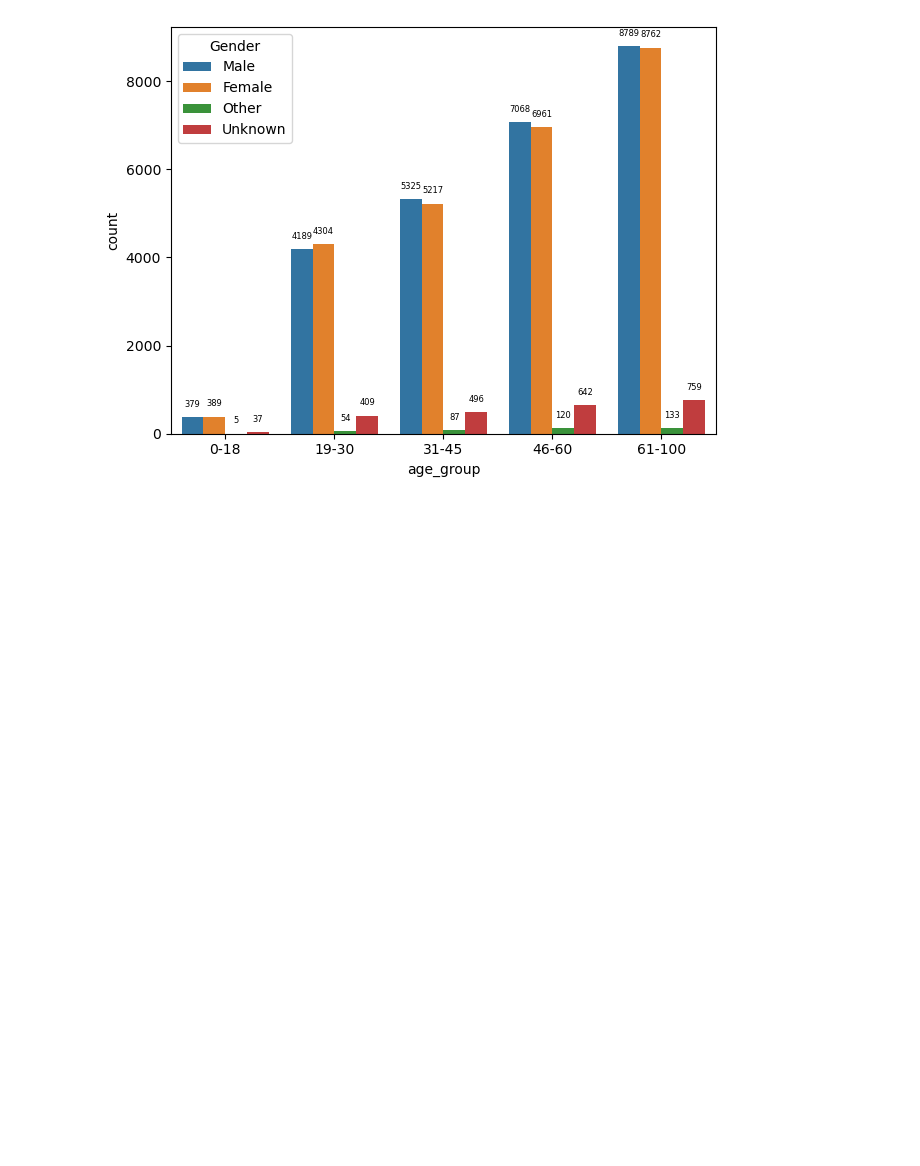
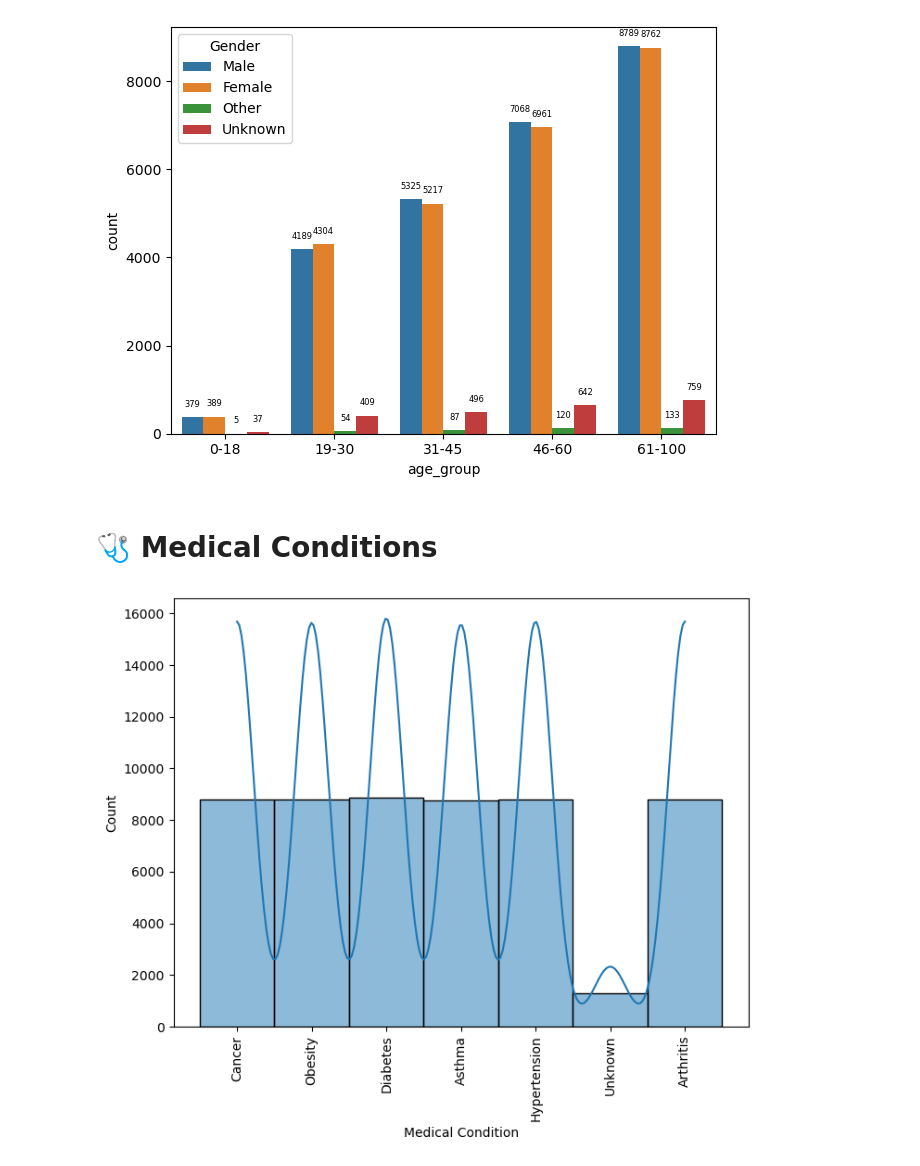
Before and after one commit to hey-rakesh/Healthcare-Patient-Analytics, a Jupyter notebook: notebook/visualisation.ipynb, the cells around one changed output. Saved outputs shown, nothing was run; the diff lists cells and outputs as text; code cells hidden in the pictures; blank space fills up the shorter version.

```diff
--- a/notebook/visualisation.ipynb
+++ b/notebook/visualisation.ipynb
@@ -43,3 +43,12 @@ plt.tight_layout()
 plt.show()
 # %% [output]
 [figure]
+# %% [markdown]
+# 🩺 Medical Conditions
+# %%
+plt.figure(figsize=(8,6))
+sns.histplot(data=df,x="Medical Condition",kde=True)
+plt.xticks(rotation=90)
+plt.show()
+# %% [output]
+[figure, added]
```
Also changed, not shown: parts of 2 cells of this notebook.
